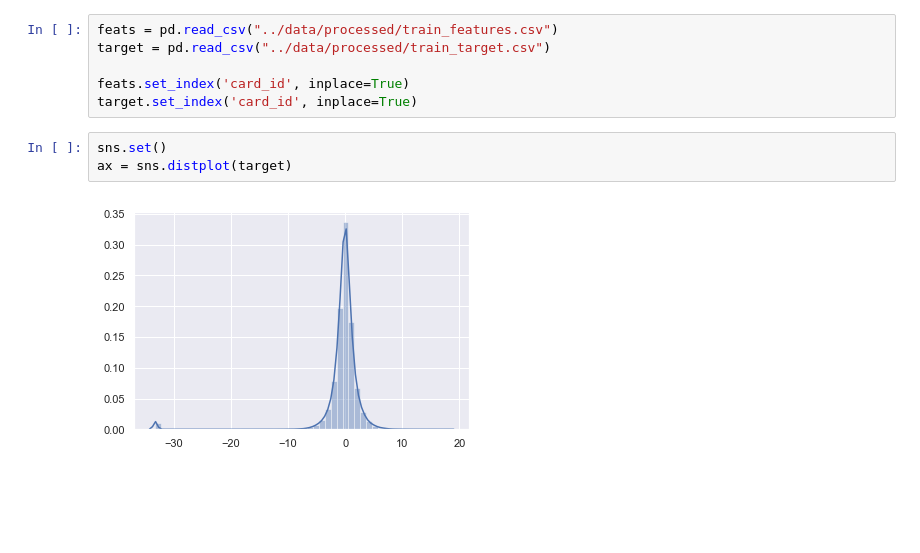
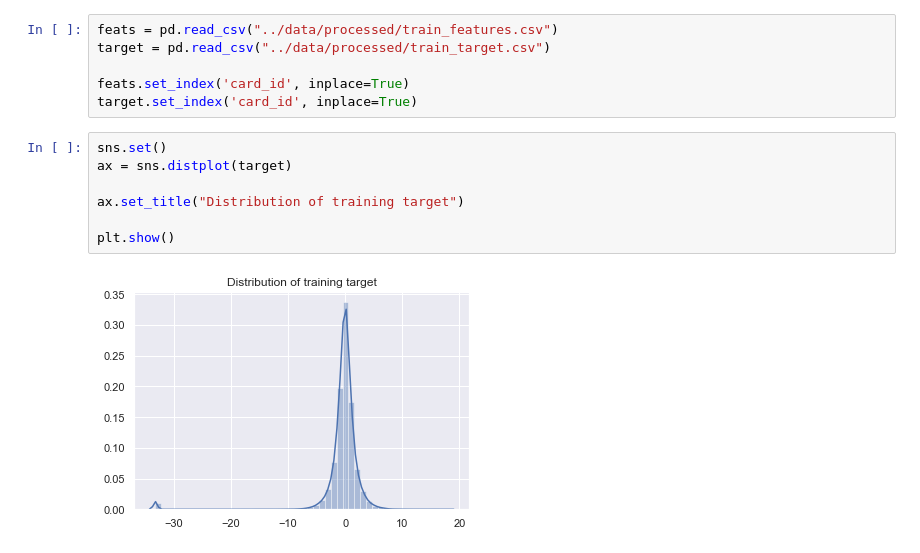
Before and after one commit to KennedyMurphy/elomerchant, a Jupyter notebook: notebooks/feature-selection.ipynb, the cells around one changed output. Saved outputs shown, nothing was run; the diff lists cells and outputs as text; blank space fills up the shorter version.

```diff
--- a/notebooks/feature-selection.ipynb
+++ b/notebooks/feature-selection.ipynb
@@ -15,5 +15,9 @@ target.set_index('card_id', inplace=True)
 # %%
 sns.set()
 ax = sns.distplot(target)
+
+ax.set_title("Distribution of training target")
+
+plt.show()
 # %% [output]
-[figure, old version]
+[figure, new version]
```
Also changed, not shown: parts of 16 cells of this notebook, 1 other file.
